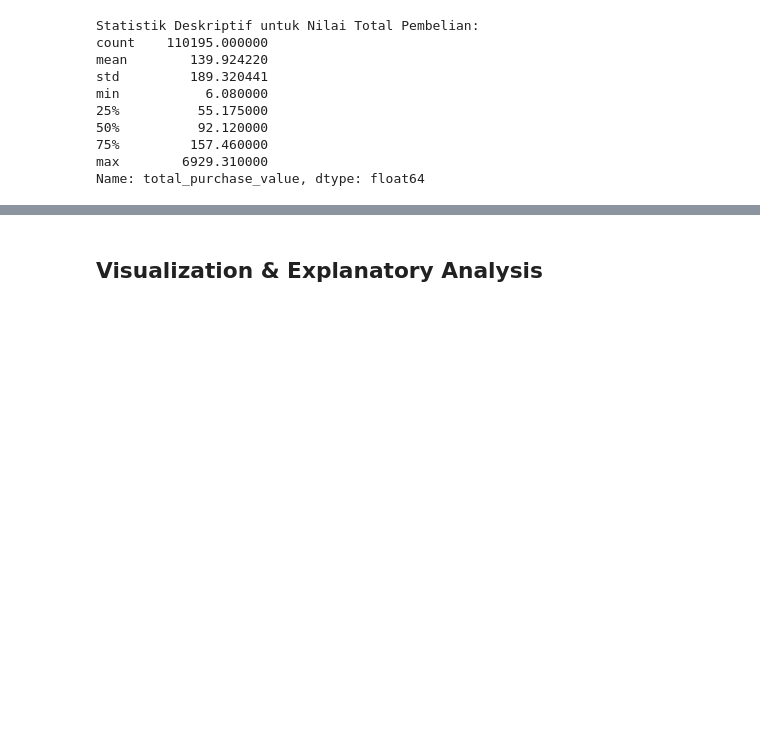
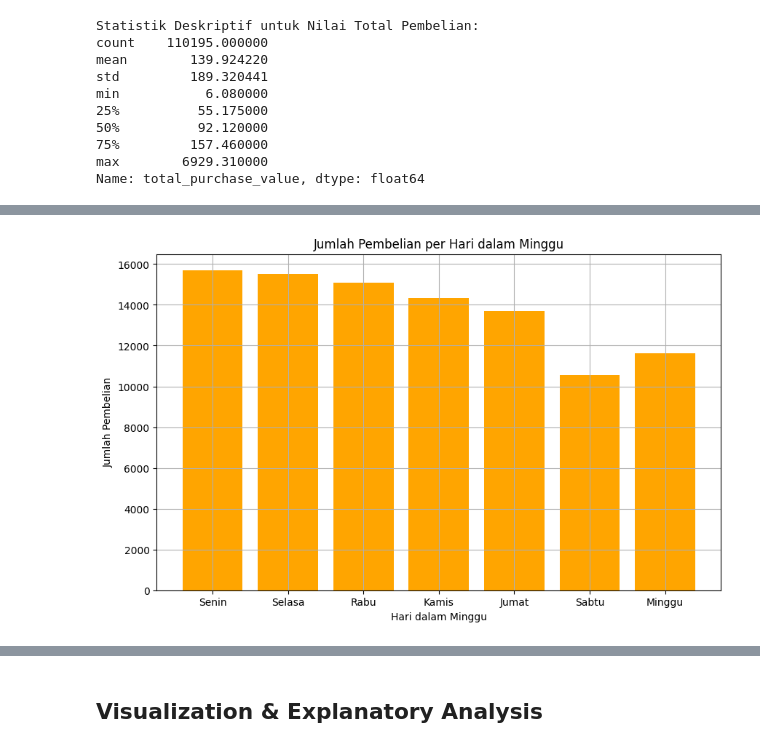
Before and after one commit to LatiefDataVisionary/data-analysis-dicoding-projects, a Jupyter notebook: Proyek_Analisis_Data.ipynb, the cells around one changed output, grey strips where cells are left out. Saved outputs shown, nothing was run; the diff lists cells and outputs as text; code cells hidden in the pictures; blank space fills up the shorter version.

```diff
--- a/Proyek_Analisis_Data.ipynb
+++ b/Proyek_Analisis_Data.ipynb
@@ -369,0 +457,12 @@ print(correlation)
+# %%
+# Menampilkan informasi tren pembelian berdasarkan hari dalam minggu
+plt.figure(figsize=(10, 6))
+plt.bar(weekday_orders.index, weekday_orders.values, color='orange')
+plt.title('Jumlah Pembelian per Hari dalam Minggu')
+plt.xlabel('Hari dalam Minggu')
+plt.ylabel('Jumlah Pembelian')
+plt.xticks(weekday_orders.index, ['Senin', 'Selasa', 'Rabu', 'Kamis', 'Jumat', 'Sabtu', 'Minggu'])
+plt.grid(True)
+plt.show()
+# %% [output]
+[figure, added]
```
Also changed, not shown: parts of 20 cells of this notebook.
